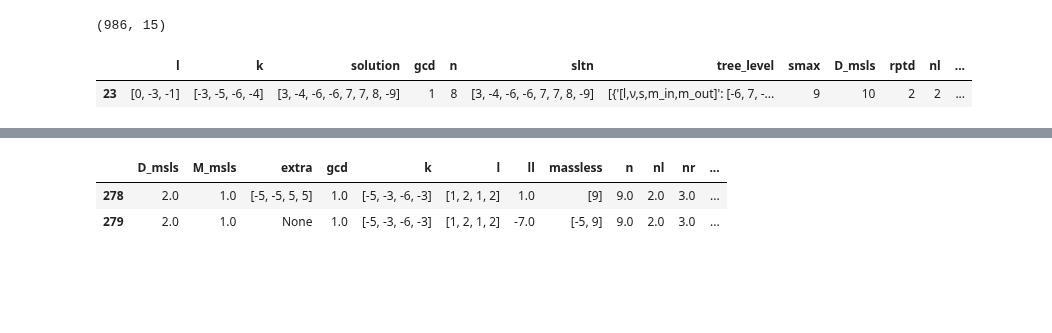
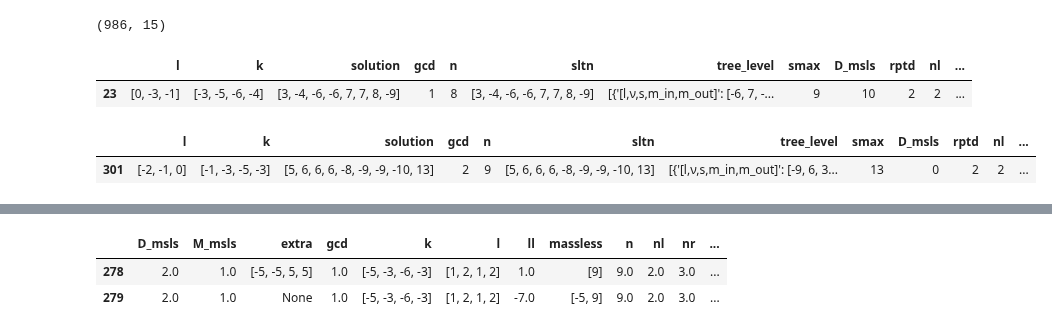
Before and after one commit to LBJ-Wade/anomaly, a Jupyter notebook: DiracSeesaw_Tree_level.ipynb, the cells around one changed output, grey strips where cells are left out. Saved outputs shown, nothing was run; the diff lists cells and outputs as text; code cells hidden in the pictures; blank space fills up the shorter version.

```diff
--- a/DiracSeesaw_Tree_level.ipynb
+++ b/DiracSeesaw_Tree_level.ipynb
@@ -370,6 +370,11 @@ fl[fl['solution'].astype(str)=='[3, -4, -6, -6, 7, 7, 8, -9]']
 # %% [output]
 |  | l | k | solution | gcd | n | sltn | tree_level | smax | D_msls | rptd | nl | ... |
 | 23 | [0, -3, -1] | [-3, -5, -6, -4] | [3, -4, -6, -6, 7, 7, 8, -9] | 1 | 8 | [3, -4, -6, -6, 7, 7, 8, -9] | [{'[l,ν,s,m_in,m_out]': [-6, 7, -... | 9 | 10 | 2 | 2 | ... |
+# %%
+fl[fl['solution'].astype(str)=='[5, 6, 6, 6, -8, -9, -9, -10, 13]']
+# %% [output]
+|  | l | k | solution | gcd | n | sltn | tree_level | smax | D_msls | rptd | nl | ... |
+| 301 | [-2, -1, 0] | [-1, -3, -5, -3] | [5, 6, 6, 6, -8, -9, -9, -10, 13] | 2 | 9 | [5, 6, 6, 6, -8, -9, -9, -10, 13] | [{'[l,ν,s,m_in,m_out]': [-9, 6, 3... | 13 | 0 | 2 | 2 | ... |
 # %%
 fl[fl['solution'].astype(str)=='[4, 4, 4, -5, -9, -10, -10, 11, 11]']
 # %% [output]
```
